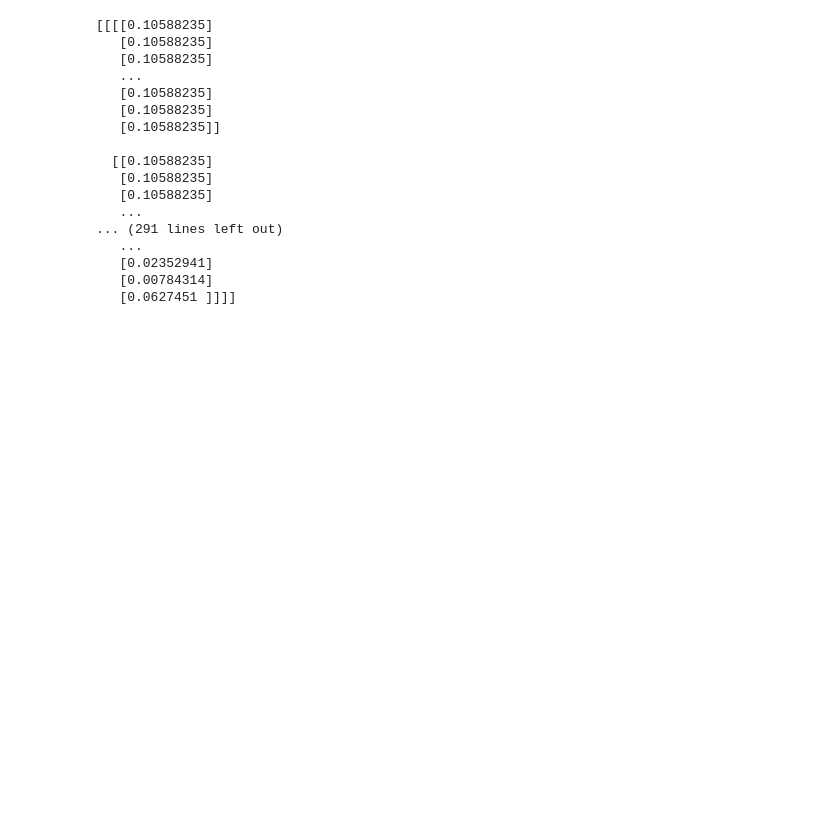
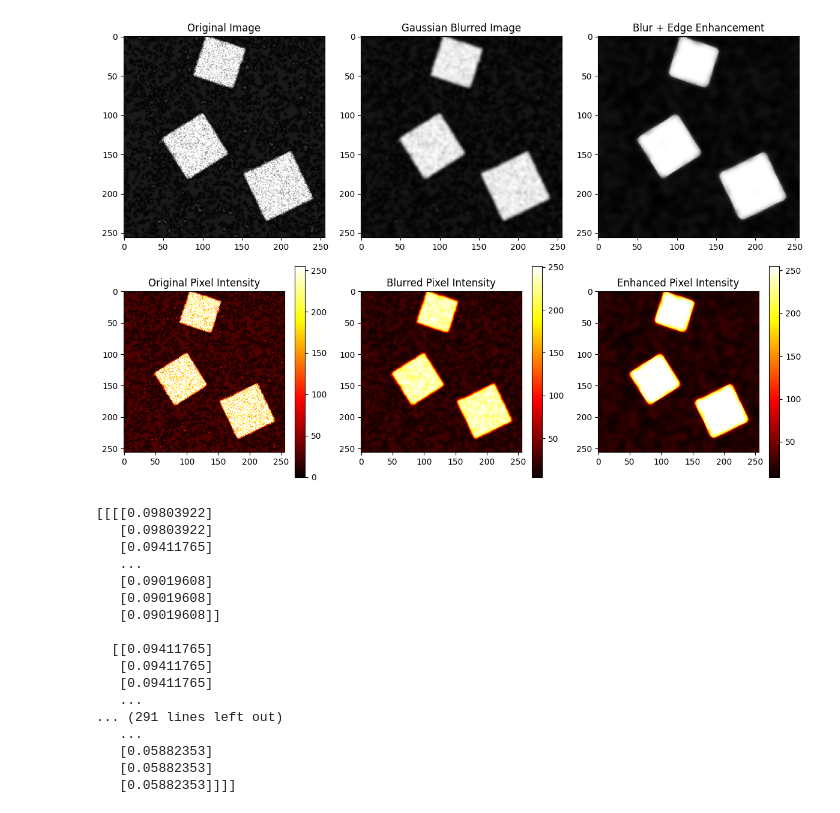
Before and after one commit to ZeroDeaths7/Millers-Planet-Digital-Image-Processing, a Jupyter notebook: miller_1.ipynb, the cells around one changed output. Cells and saved outputs as stored; diff of their text form; code cells hidden in the pictures; blank space fills up the shorter version.

```diff
--- a/miller_1.ipynb
+++ b/miller_1.ipynb
@@ -58,20 +68,60 @@ Loaded images shape: (2000, 256, 256, 1)
+# %%
+import matplotlib.pyplot as plt
+
+# Load first image for visualization
+original_image = cv2.imread(os.path.join(IMAGE_FOLDER, "img_1.png"), cv2.IMREAD_GRAYSCALE)
+original_image = cv2.resize(original_image, (256, 256))  # Ensure same size
+blurred_image = cv2.GaussianBlur(original_image, (7, 7), 0)
+processed_image = preprocess_image(original_image)  # Preprocessed with edge enhancement
+
+# Plot results
+fig, axes = plt.subplots(2, 3, figsize=(12, 8))
+
+# Show images
+axes[0, 0].imshow(original_image, cmap="gray")
+axes[0, 0].set_title("Original Image")
+
+axes[0, 1].imshow(blurred_image, cmap="gray")
+axes[0, 1].set_title("Gaussian Blurred Image")
+
+axes[0, 2].imshow(processed_image, cmap="gray")
+axes[0, 2].set_title("Blur + Edge Enhancement")
+
+# Plot pixel intensity as heatmap
+im1 = axes[1, 0].imshow(original_image, cmap="hot")
+axes[1, 0].set_title("Original Pixel Intensity")
+fig.colorbar(im1, ax=axes[1, 0])
+
+im2 = axes[1, 1].imshow(blurred_image, cmap="hot")
+axes[1, 1].set_title("Blurred Pixel Intensity")
+fig.colorbar(im2, ax=axes[1, 1])
+
+im3 = axes[1, 2].imshow(processed_image, cmap="hot")
+axes[1, 2].set_title("Enhanced Pixel Intensity")
+fig.colorbar(im3, ax=axes[1, 2])
+
+plt.tight_layout()
+plt.show()
+# %% [output]
+[figure, added]
 # %%
-print(X_train)
+X = X / 255.0
+print(X)
 # %% [output]
-[[[[0.10588235]
-   [0.10588235]
-   [0.10588235]
+[[[[0.09803922]
+   [0.09803922]
+   [0.09411765]
    ...
-   [0.10588235]
-   [0.10588235]
-   [0.10588235]]
+   [0.09019608]
+   [0.09019608]
+   [0.09019608]]
 
-  [[0.10588235]
-   [0.10588235]
-   [0.10588235]
+  [[0.09411765]
+   [0.09411765]
+   [0.09411765]
    ...
 ... (291 lines left out)
    ...
-   [0.02352941]
-   [0.00784314]
-   [0.0627451 ]]]]
+   [0.05882353]
+   [0.05882353]
+   [0.05882353]]]]
```
Also changed, not shown: parts of 17 cells of this notebook.
